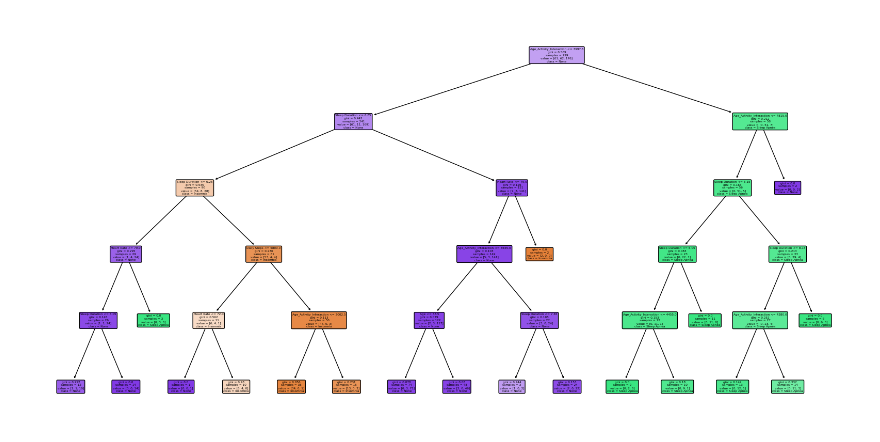
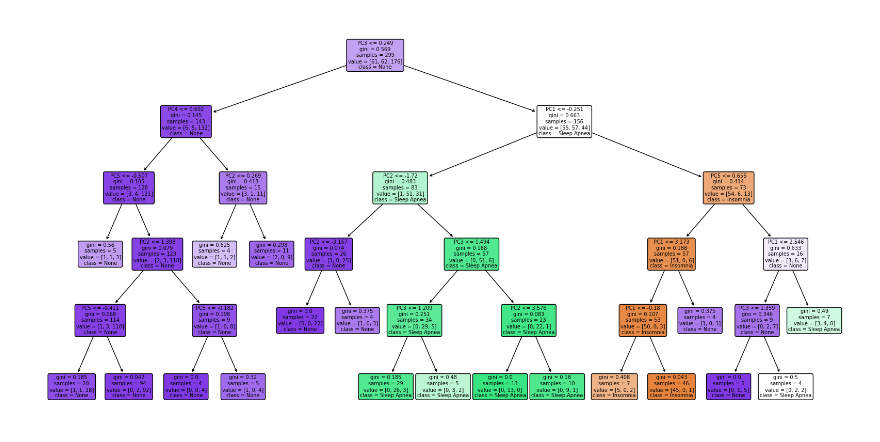
Before and after one commit to mark-earl/AML-PRJ3, a Jupyter notebook: src/decision_tree.ipynb, the cells around one changed output. Saved outputs shown, nothing was run; the diff lists cells and outputs as text; code cells hidden in the pictures.

```diff
--- a/src/decision_tree.ipynb
+++ b/src/decision_tree.ipynb
@@ -66,13 +100,15 @@ Best model accuracy: 0.88
 # %%
 # Visual for decision tree
 from sklearn.tree import plot_tree
 
+pca_features = ['PC' + str(i+1) for i in range(grid_search.best_estimator_.named_steps['pca'].n_components_)]
+
 plt.figure(figsize=(20,10))
-plot_tree(best_model,
+plot_tree(best_tree_model,
           filled=True,
           rounded=True,
           class_names=['Insomnia', 'Sleep Apnea', 'None'],
-          feature_names=features.columns.tolist())
+          feature_names=pca_features)
 plt.show()
 # %% [output]
-[figure, old version]
+[figure, new version]
```
Also changed, not shown: parts of 1 cell of this notebook.
